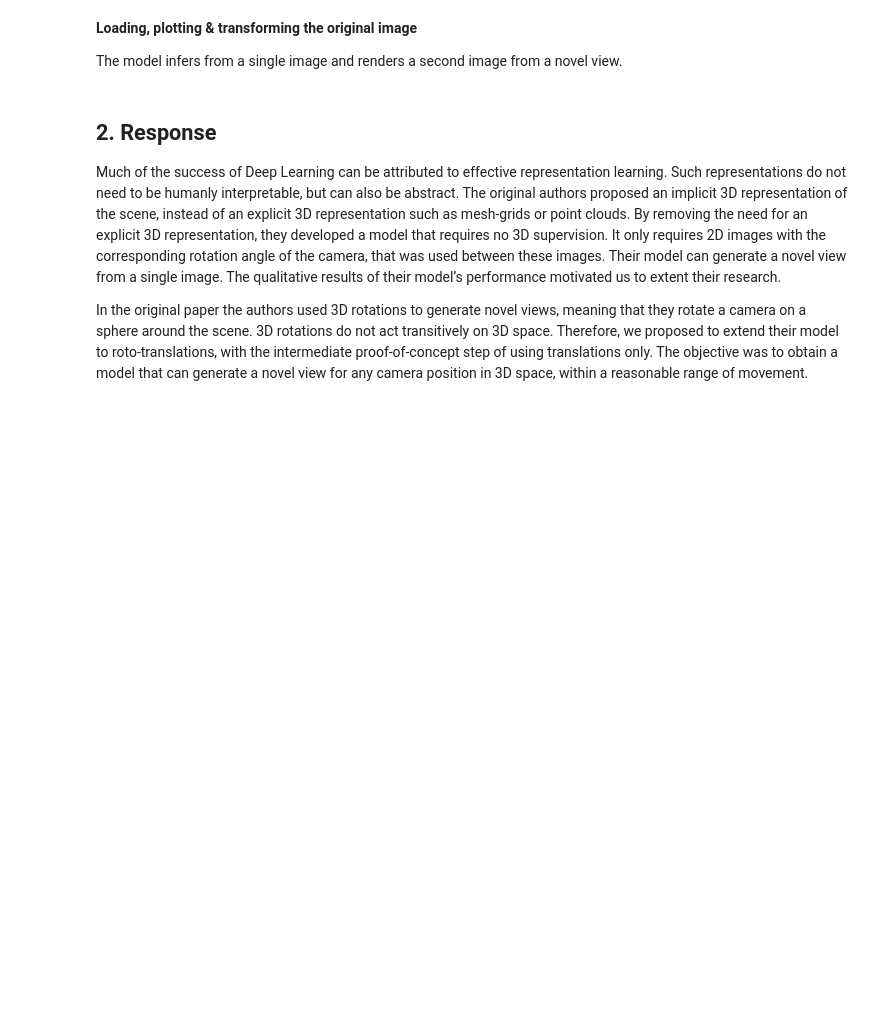
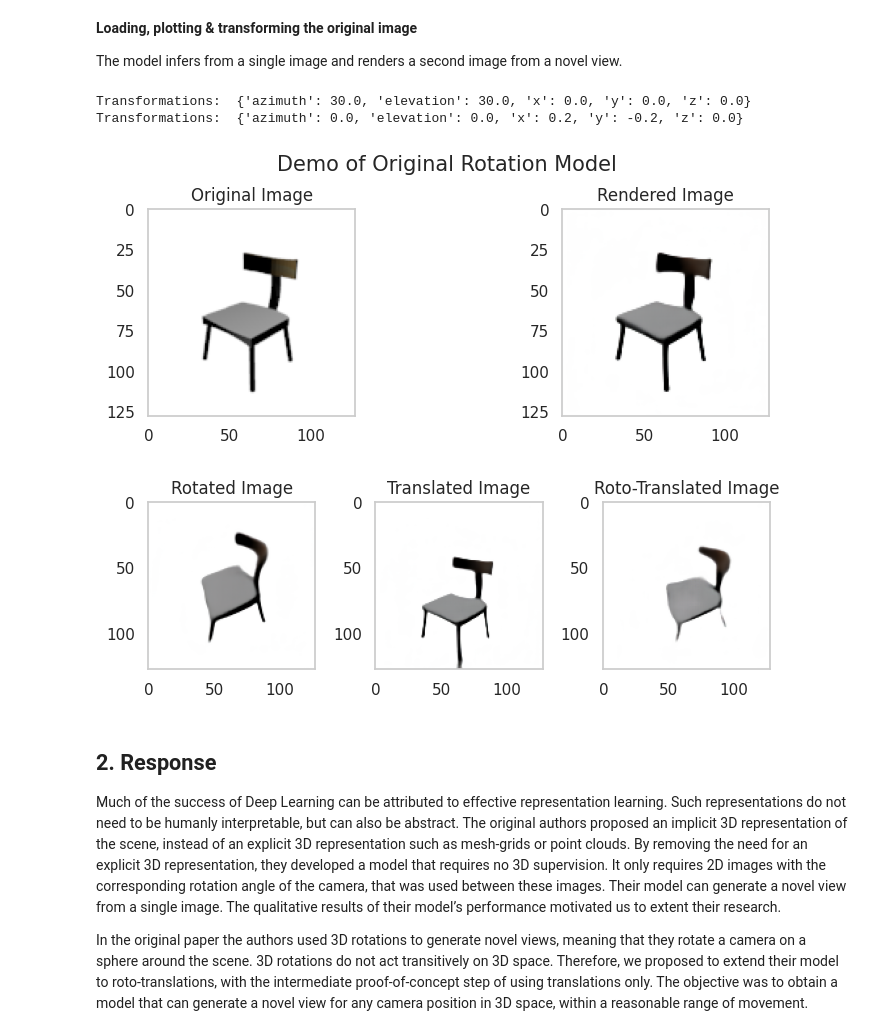
Before and after one commit to elidub/equiv-neural-rendering, a Jupyter notebook: EquivariantNR.ipynb, the cells around one changed output. Drawn from its saved outputs; the diff is of its cells as text; code cells hidden in the pictures; blank space fills up the shorter version.

```diff
--- a/EquivariantNR.ipynb
+++ b/EquivariantNR.ipynb
@@ -163,7 +165,7 @@ def render_image(model_path, img_path, downsample = False):
     # Infer scene representation
     scene = model.inverse_render(img_source)
 
-    # We can render the scene representation without rotating it
+    # We can render the scene representation without transforming it
     rendered = model.render(scene)
     rendered_img = tensor_to_image(rendered.detach())
 
@@ -179,7 +181,7 @@ def plot_images(imgs, keys, fsize = (8, 6)):
 
     return fig
 
-def rotate_scene(model,scene, transformations):
+def transform_scene(model,scene, transformations):
     """Helper function to transform scene
 
     Args:
@@ -246,36 +248,41 @@ scene, model, original_img, rendered_img = render_image(model_path, img_path)
 
 # Rotate scene
 rotations = transformation_dict(azimuth = transformations['azimuth'], elevation = transformations['elevation'])
-roto_scene = rotate_scene(model, scene, rotations)
+roto_scene = transform_scene(model, scene, rotations)
 
 
 # Translate Scene
 translations = transformation_dict(x = transformations['x'],
                                    y = transformations['y'],
                                    z = transformations['z'])
-trans_scene = rotate_scene(model, scene, translations)
+trans_scene = transform_scene(model, scene, translations)
 
 # Roto-Translate Scene
-roto_trans_scene = rotate_scene(model, scene, transformations)
+roto_trans_scene = transform_scene(model, scene, transformations)
 
 
 
 # ---------------------------------------------------------
 # Loading and plotting the original image
 # ---------------------------------------------------------
 
 
 images = [original_img, rendered_img, roto_scene, trans_scene, roto_trans_scene]
 keys = ['Original Image', 'Rendered Image', 'Rotated Image', 'Translated Image', 'Roto-Translated Image']
 
 # Plot without transformations
 fig = plot_images(images[:2], keys[:2], fsize = (9.8, 3))
 fig.suptitle('Demo of Original Rotation Model', size = 15)
 fig.subplots_adjust(top=0.8)
 
 # Plot with transformations
 fig = plot_images(images[2:], keys[2:], fsize = (7, 3))
 plt.tight_layout()
+# %% [output]
+Transformations:  {'azimuth': 30.0, 'elevation': 30.0, 'x': 0.0, 'y': 0.0, 'z': 0.0}
+Transformations:  {'azimuth': 0.0, 'elevation': 0.0, 'x': 0.2, 'y': -0.2, 'z': 0.0}
+[figure, added]
+[figure, added]
 # %% [markdown]
 ## 2. Response
 
```
Also changed, not shown: parts of 6 cells of this notebook.
